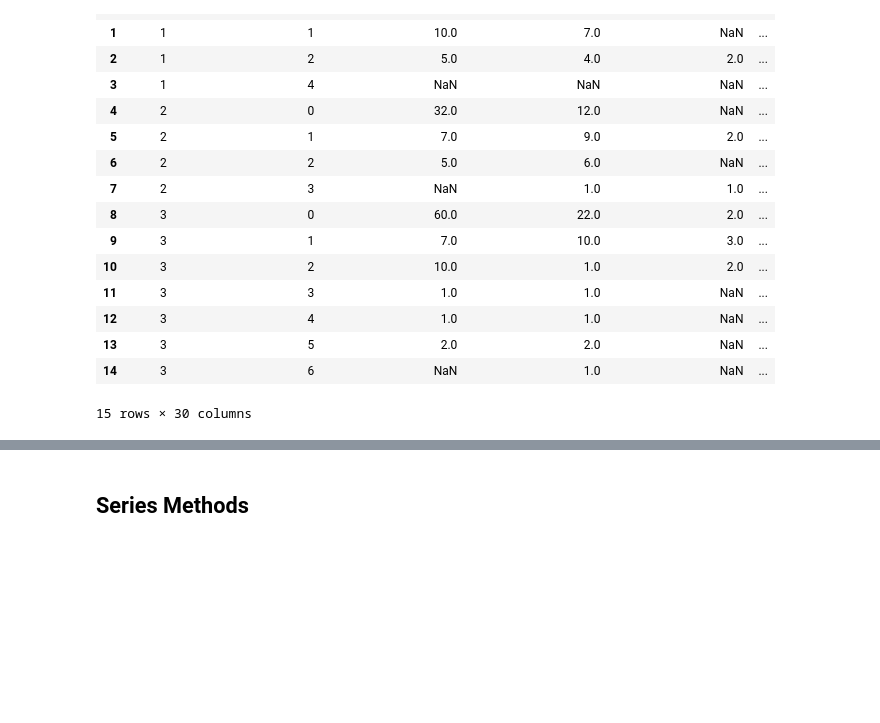
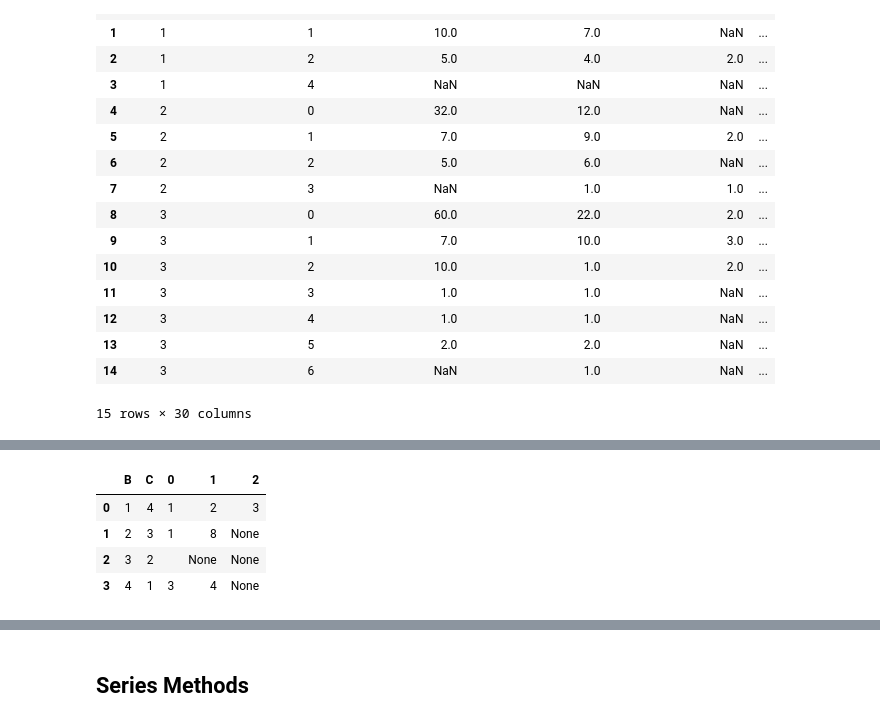
Before and after one commit to molinsp/fastdata, a Jupyter notebook: 00_core.ipynb, the cells around one changed output, grey strips where cells are left out. Drawn from its saved outputs; the diff is of its cells as text; code cells hidden in the pictures; blank space fills up the shorter version.

```diff
--- a/00_core.ipynb
+++ b/00_core.ipynb
@@ -150,0 +224,3 @@ assert titanic_pivot_single_index.fdt.flatten_multiindex(axis='index').index.to_
+# %%
+without_brackets = pd.DataFrame({'A': ['1,2,3', '1,8' , '', '3,4'], 'B': [1,2,3,4],'C': [4,3,2,1]})
+without_brackets
@@ -150,0 +238,11 @@ assert titanic_pivot_single_index.fdt.flatten_multiindex(axis='index').index.to_
+# %%
+without_brackets.fdt.split_list_to_columns(
+    separator=",",
+    list_marker="square_brackets",
+    column="A", split_type='order')
+# %% [output]
+|  | B | C | 0 | 1 | 2 |
+| 0 | 1 | 4 | 1 | 2 | 3 |
+| 1 | 2 | 3 | 1 | 8 | None |
+| 2 | 3 | 2 |  | None | None |
+| 3 | 4 | 1 | 3 | 4 | None |
```
Also changed, not shown: parts of 64 cells of this notebook, 6 other files.
